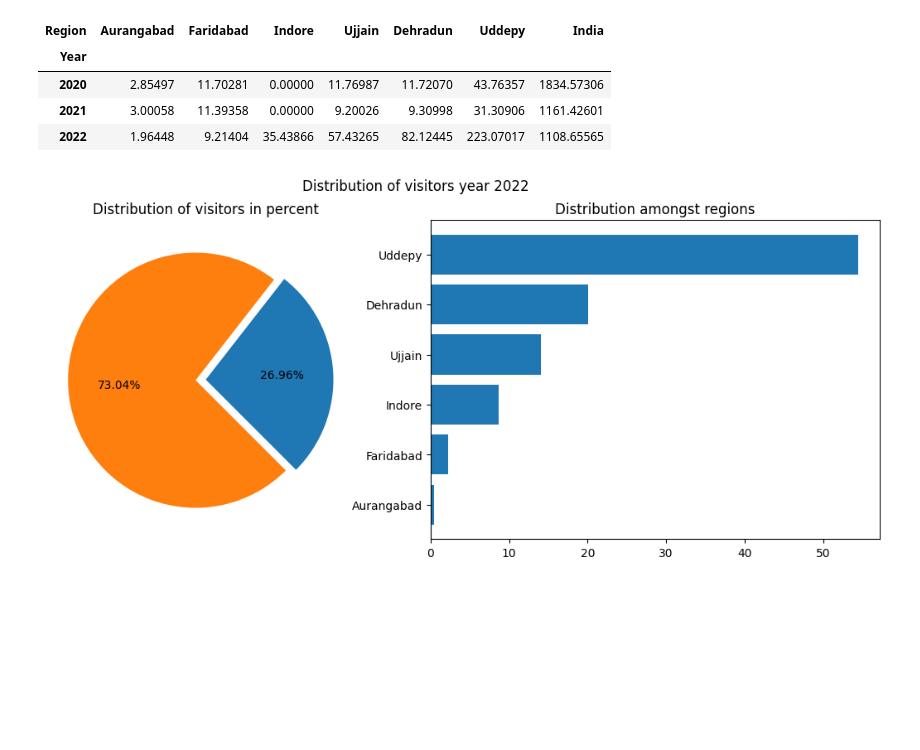
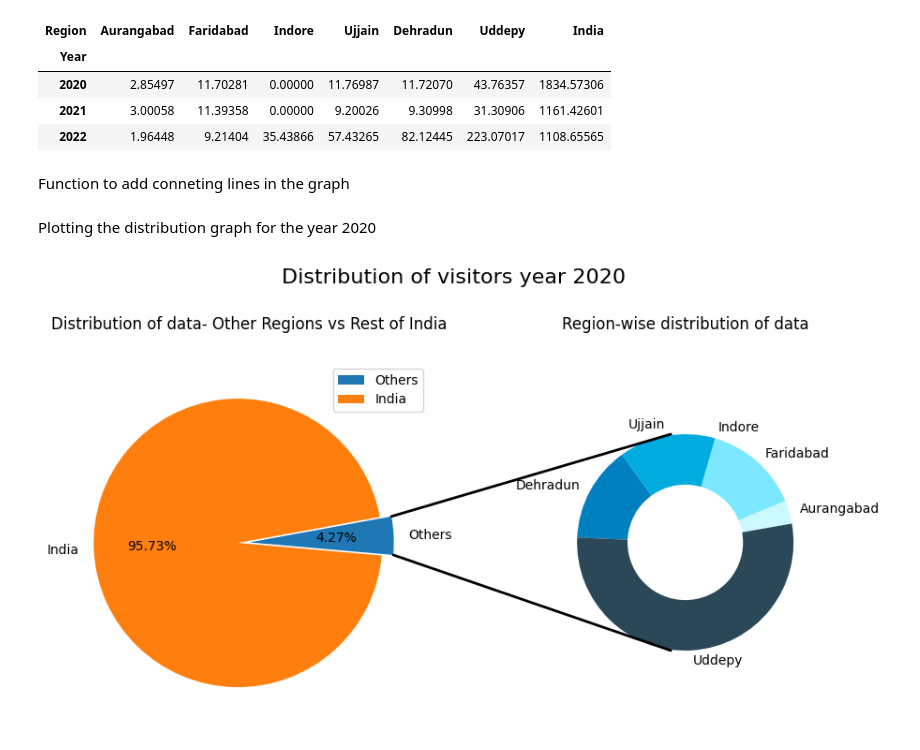
Before and after one commit to pratiksrm99/DataAnalysis, a Jupyter notebook: Website_Visitors_Data_Analysis.ipynb, the cells around one changed output. Saved outputs shown, nothing was run; the diff lists cells and outputs as text; code cells hidden in the pictures; blank space fills up the shorter version.

Commit message:
Update: Adding compound pie chart for visualization

```diff
--- a/Website_Visitors_Data_Analysis.ipynb
+++ b/Website_Visitors_Data_Analysis.ipynb
@@ -292,28 +295,5 @@ pivot_by_region
 | 2020 | 2.85497 | 11.70281 | 0.00000 | 11.76987 | 11.72070 | 43.76357 | 1834.57306 |
 | 2021 | 3.00058 | 11.39358 | 0.00000 | 9.20026 | 9.30998 | 31.30906 | 1161.42601 |
 | 2022 | 1.96448 | 9.21404 | 35.43866 | 57.43265 | 82.12445 | 223.07017 | 1108.65565 |
-# %%
-# make figure and assign axis objects
-fig = plt.figure(figsize=(14, 5))
-ax1 = fig.add_subplot(121)
-ax2 = fig.add_subplot(122)
-fig.subplots_adjust(wspace=0)
-fig.suptitle("Distribution of visitors year 2022")
-
-# large pie chart parameters
-pie_chart=(pivot_by_region.iloc[2,:-1].sum(), pivot_by_region.iloc[2,-1])
-
-ax1.pie(pie_chart, autopct='%1.2f%%', startangle=-45, explode=(0,0.08))
-
-# small bar chart parameters
-bar_chart= pivot_by_region.iloc[2,:-1]
-bar_chart_pct= 100*(bar_chart/bar_chart.sum())
-
-ax2.barh(y=bar_chart.index, width=bar_chart_pct)
-
-ax1.set_title('Distribution of visitors in percent')
-ax2.set_title('Distribution amongst regions')
-
-plt.show()
-# %% [output]
-[figure, removed]
+# %% [markdown]
+Function to add conneting lines in the graph
@@ -319,0 +362,6 @@ plt.show()
+# %% [markdown]
+Plotting the distribution graph for the year 2020
+# %%
+plot_graph(idx=0, start_angle=-5, year="2020")
+# %% [output]
+[figure, added]
```
Also changed, not shown: parts of 7 cells of this notebook.
